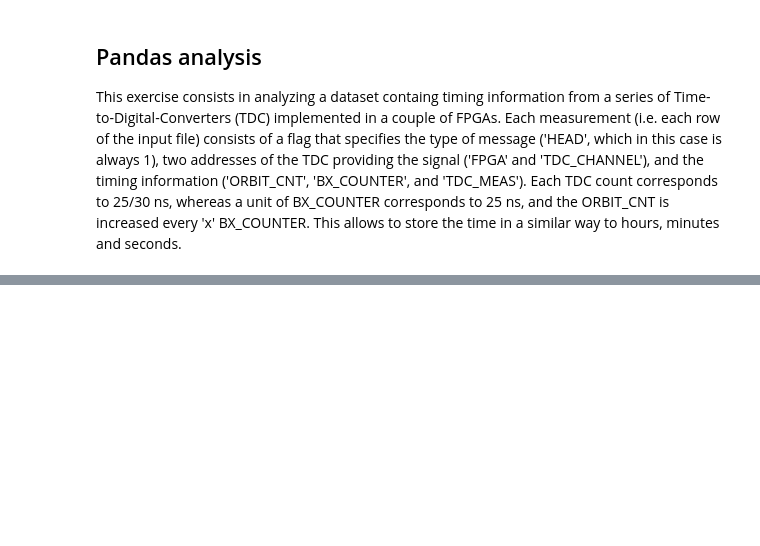
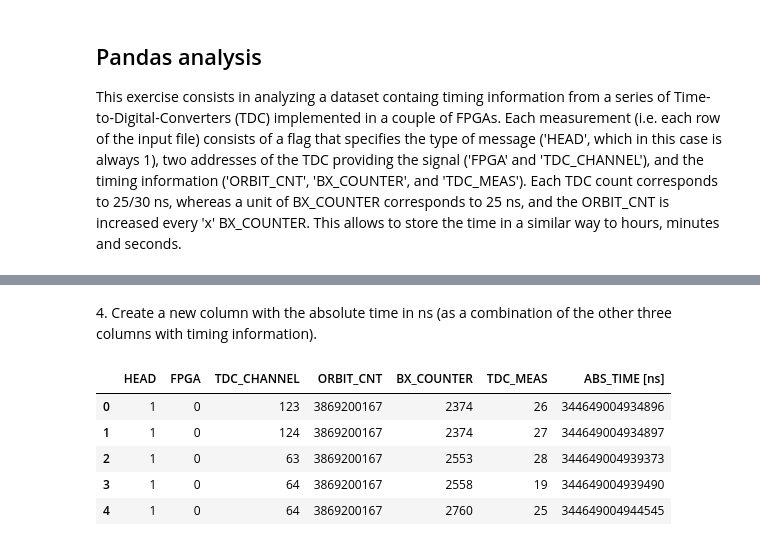
Before and after one commit to kevinbrugnera/LaboratoryOfComputationalPhysicsY8, a Jupyter notebook: 06/06ex_Pandas.ipynb, the cells around one changed output, grey strips where cells are left out. Drawn from its saved outputs; the diff is of its cells as text; code cells hidden in the pictures; blank space fills up the shorter version.

```diff
--- a/06/06ex_Pandas.ipynb
+++ b/06/06ex_Pandas.ipynb
@@ -25,0 +59,13 @@ This exercise consists in analyzing a dataset containg timing information from a
+# %% [markdown]
+4\. Create a new column with the absolute time in ns (as a combination of the other three columns with timing information).
+# %%
+df['ABS_TIME [ns]'] = df['ORBIT_CNT'] * x * 25 + df['BX_COUNTER'] * 25 + df['TDC_MEAS'] * 25 / 30
+df['ABS_TIME [ns]'] = df['ABS_TIME [ns]'].astype('int64') # to remove scientific notation
+df.head()
+# %% [output]
+|  | HEAD | FPGA | TDC_CHANNEL | ORBIT_CNT | BX_COUNTER | TDC_MEAS | ABS_TIME [ns] |
+| 0 | 1 | 0 | 123 | 3869200167 | 2374 | 26 | 344649004934896 |
+| 1 | 1 | 0 | 124 | 3869200167 | 2374 | 27 | 344649004934897 |
+| 2 | 1 | 0 | 63 | 3869200167 | 2553 | 28 | 344649004939373 |
+| 3 | 1 | 0 | 64 | 3869200167 | 2558 | 19 | 344649004939490 |
+| 4 | 1 | 0 | 64 | 3869200167 | 2760 | 25 | 344649004944545 |
```
Also changed, not shown: parts of 22 cells of this notebook, 1 other file.
